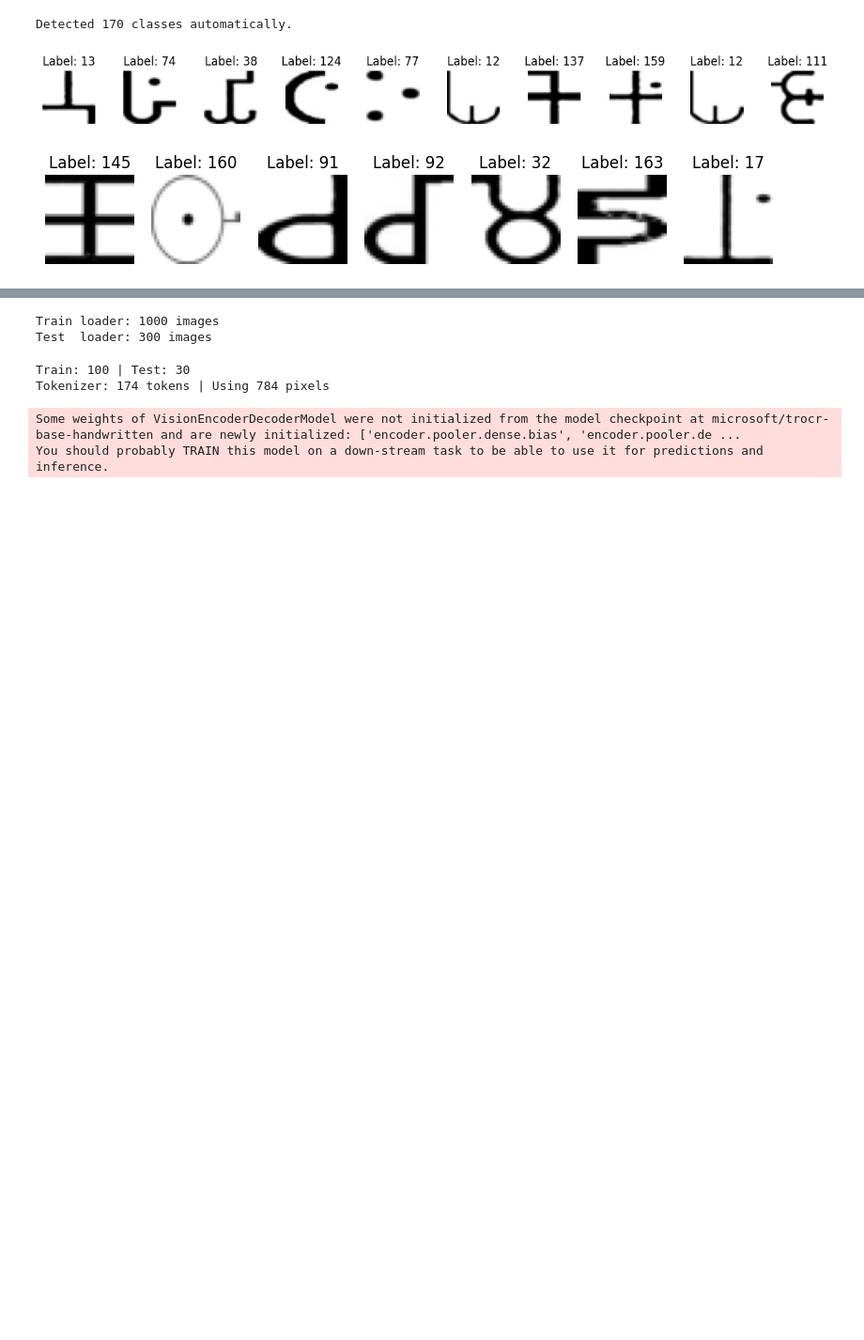
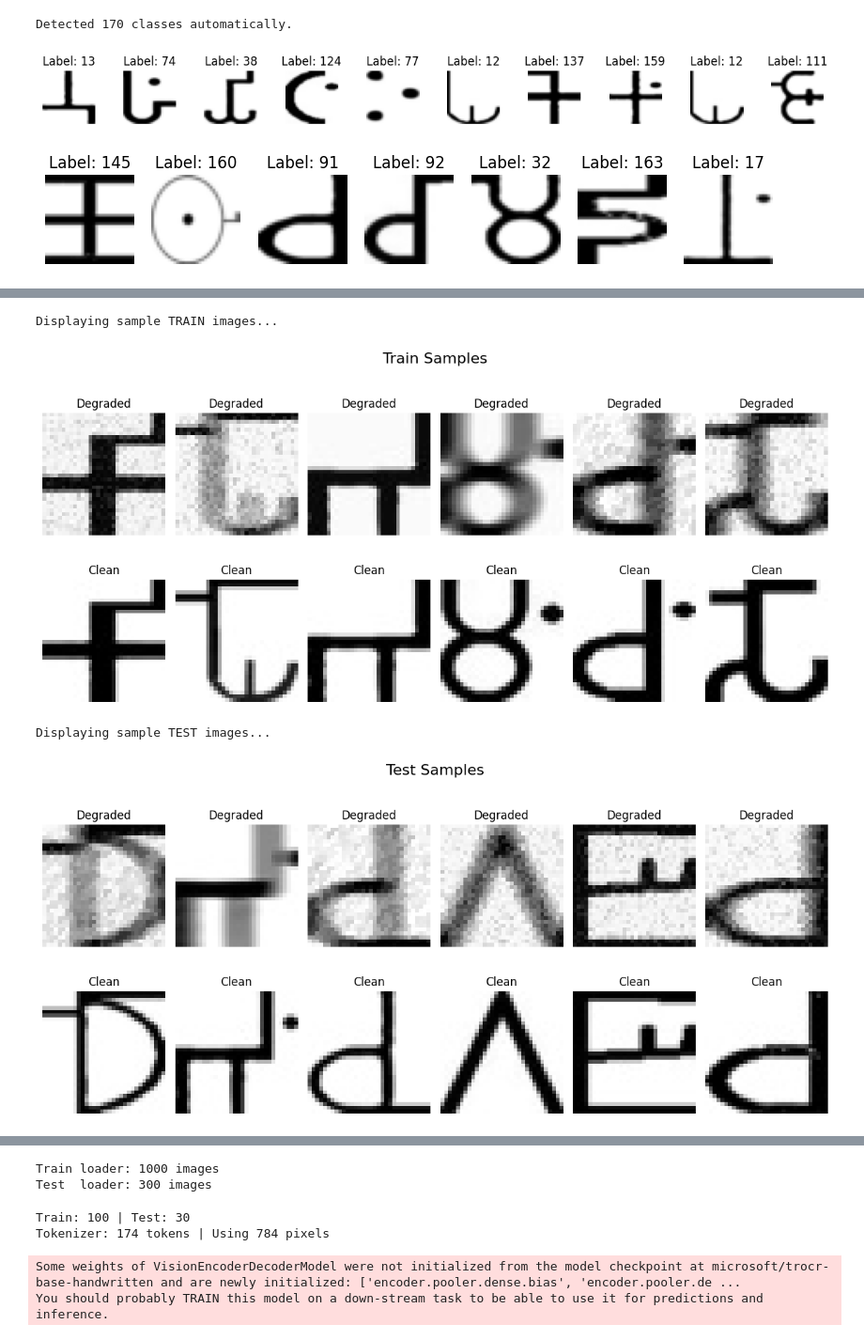
Before and after one commit to ashishar/q_character, a Jupyter notebook: Brahmi_restoration.ipynb, the cells around one changed output, grey strips where cells are left out. Shown at 94% size. Cells and saved outputs as stored; diff of their text form; code cells hidden in the pictures; blank space fills up the shorter version.

```diff
--- a/Brahmi_restoration.ipynb
+++ b/Brahmi_restoration.ipynb
@@ -345,6 +386,6 @@ print("QDRM dataset saved to:", OUT_ROOT)
 # %%
 import matplotlib.pyplot as plt
-OUT_ROOT = "qdrm_dataset"
+OUT_ROOT = "/content/drive/MyDrive/qdrm_dataset"
 
 def show_samples(csv_path, title, num_samples=6):
     """
@@ -354,32 +395,37 @@ def show_samples(csv_path, title, num_samples=6):
     df = pd.read_csv(csv_path)
     df = df.sample(min(num_samples, len(df)))  # random sampling
 
     plt.figure(figsize=(12, 6))
     plt.suptitle(title, fontsize=16)
 
     for i, row in enumerate(df.itertuples(), 1):
         deg = cv2.imread(row.degraded_path, cv2.IMREAD_GRAYSCALE)
         clean = cv2.imread(row.clean_path, cv2.IMREAD_GRAYSCALE)
 
         # Degraded image
         plt.subplot(2, num_samples, i)
         plt.imshow(deg, cmap="gray")
         plt.axis("off")
         plt.title("Degraded")
 
         # Clean image
         plt.subplot(2, num_samples, i + num_samples)
         plt.imshow(clean, cmap="gray")
         plt.axis("off")
         plt.title("Clean")
 
     plt.tight_layout()
     plt.show()
 
 print("\nDisplaying sample TRAIN images...")
 show_samples(os.path.join(OUT_ROOT, "train_pairs.csv"), "Train Samples")
 
 print("\nDisplaying sample TEST images...")
 show_samples(os.path.join(OUT_ROOT, "test_pairs.csv"), "Test Samples")
+# %% [output]
+Displaying sample TRAIN images...
+[figure, added]
+Displaying sample TEST images...
+[figure, added]
 # %%
 # ============================================================
```
Also changed, not shown: parts of 5 cells of this notebook.
